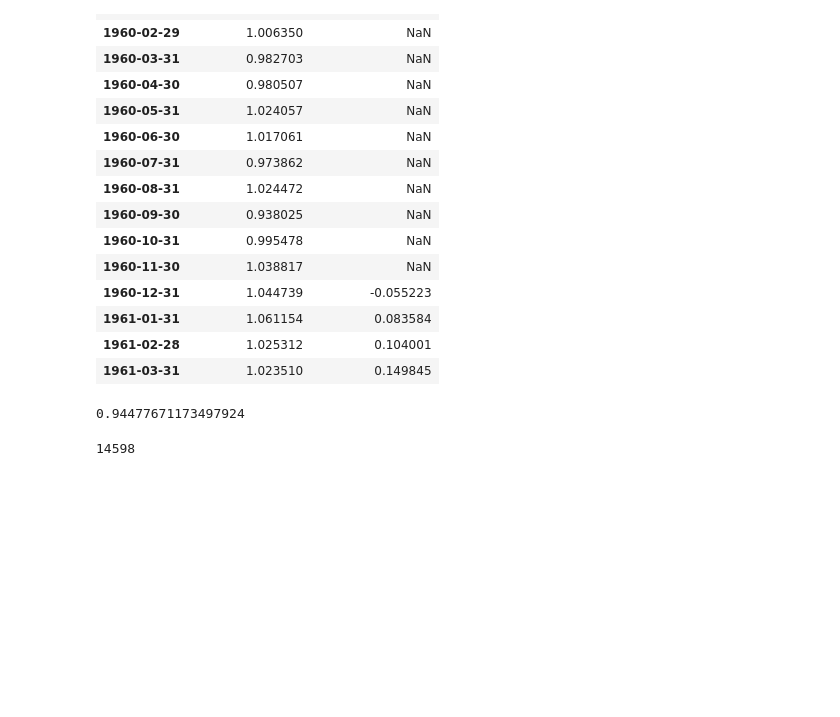
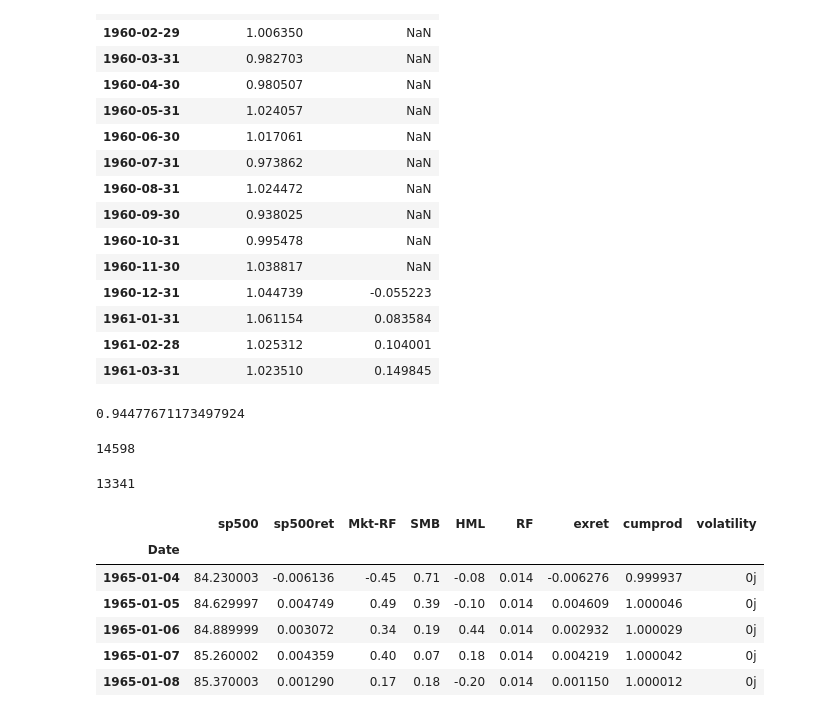
Before and after one commit to tkim9/hedgefund, a Jupyter notebook: Individual Project.ipynb, the cells around one changed output. Drawn from its saved outputs; the diff is of its cells as text; code cells hidden in the pictures; blank space fills up the shorter version.

```diff
--- a/Individual Project.ipynb
+++ b/Individual Project.ipynb
@@ -138,0 +142,4 @@ len(df)
+# %%
+len(volatility)
+# %% [output]
+13341
@@ -138,0 +150,12 @@ len(df)
+# %%
+final =df1.join(volatility, how='inner')
+# %%
+final.head()
+# %% [output]
+|  | sp500 | sp500ret | Mkt-RF | SMB | HML | RF | exret | cumprod | volatility |
+| Date |  |  |  |  |  |  |  |  |  |
+| 1965-01-04 | 84.230003 | -0.006136 | -0.45 | 0.71 | -0.08 | 0.014 | -0.006276 | 0.999937 | 0j |
+| 1965-01-05 | 84.629997 | 0.004749 | 0.49 | 0.39 | -0.10 | 0.014 | 0.004609 | 1.000046 | 0j |
+| 1965-01-06 | 84.889999 | 0.003072 | 0.34 | 0.19 | 0.44 | 0.014 | 0.002932 | 1.000029 | 0j |
+| 1965-01-07 | 85.260002 | 0.004359 | 0.40 | 0.07 | 0.18 | 0.014 | 0.004219 | 1.000042 | 0j |
+| 1965-01-08 | 85.370003 | 0.001290 | 0.17 | 0.18 | -0.20 | 0.014 | 0.001150 | 1.000012 | 0j |
```
Also changed, not shown: parts of 8 cells of this notebook.
